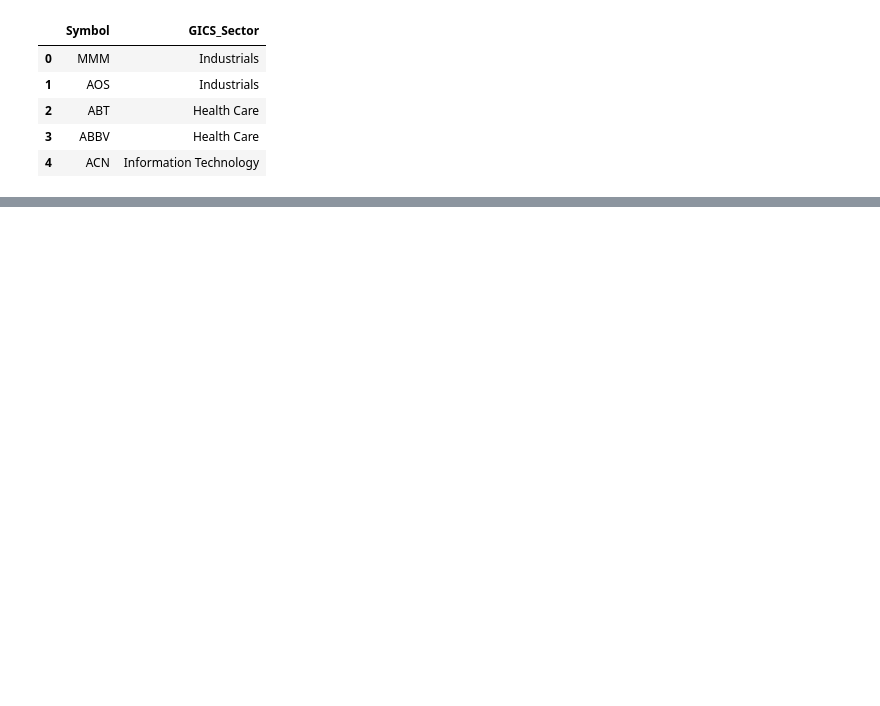
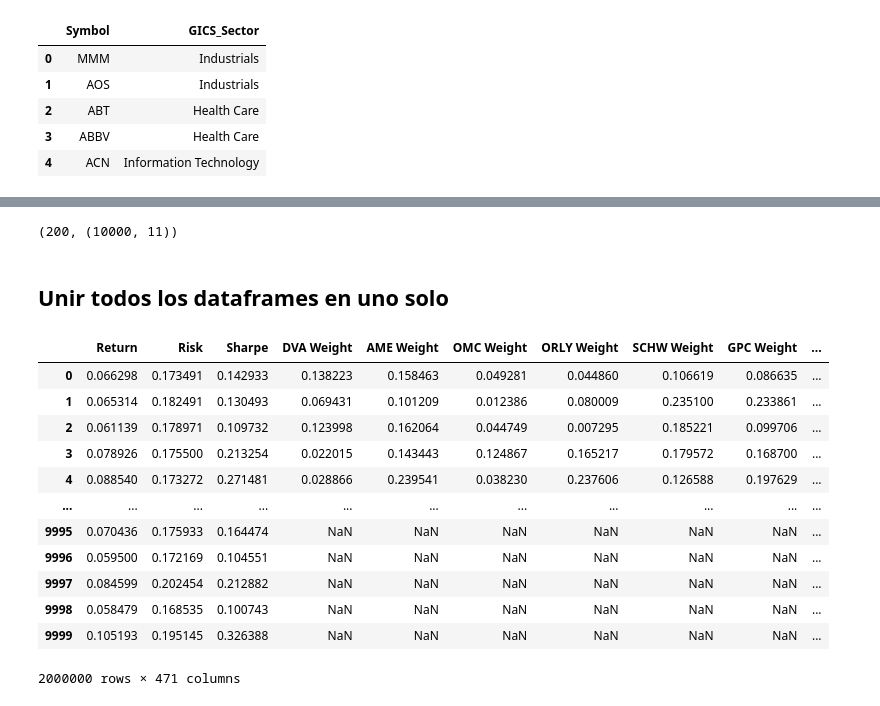
Before and after one commit to luisejdm/Simulacion_Procesos_Financieros, a Jupyter notebook: Actividades/Actividad05/Actividad05.ipynb, the cells around one changed output, grey strips where cells are left out. Cells and saved outputs as stored; diff of their text form; code cells hidden in the pictures; blank space fills up the shorter version.

```diff
--- a/Actividades/Actividad05/Actividad05.ipynb
+++ b/Actividades/Actividad05/Actividad05.ipynb
@@ -190,0 +119,40 @@ def simulate_portfolios(list_prices_ports, tickers_port, num_portafolios=100):
+# %%
+all_portfolios = []
+
+rf = 0.0415
+num_portafolios = 10000
+
+for i in range(len(tickers_port)):
+    returns = list_prices_ports[i].pct_change().dropna()
+    cov_matrix = returns.cov()
+
+    annual_returns = returns.mean()*252
+    annual_cov = cov_matrix * 252
+
+    weights_array = np.zeros((num_portafolios, n_acciones))
+    returns_array = np.zeros(num_portafolios)
+    risk_array =  np.zeros(num_portafolios)
+    sharpe_array = np.zeros(num_portafolios)
+
+    for j in range(num_portafolios):
+        weights = np.random.random(n_acciones)
+        weights = weights / np.sum(weights)
+
+        portfolio_return = np.dot(annual_returns, weights)
+        portfolio_risk = np.sqrt(np.dot(weights.T, np.dot(annual_cov, weights)))
+
+        weights_array[j, :] = weights
+        returns_array[j] = portfolio_return
+        risk_array[j] = portfolio_risk
+        sharpe_array[j] = (portfolio_return - rf) / portfolio_risk
+
+    portfolios = pd.DataFrame({
+        'Return':returns_array,
+        'Risk': risk_array,
+        'Sharpe':sharpe_array
+    })
+
+    for k, ticker in enumerate(tickers_port[i]):
+        portfolios[ticker + ' Weight'] = weights_array[:, k]
+
+    all_portfolios.append(portfolios)
@@ -190,0 +161,23 @@ def simulate_portfolios(list_prices_ports, tickers_port, num_portafolios=100):
+# %%
+len(all_portfolios), all_portfolios[0].shape
+# %% [output]
+(200, (10000, 11))
+# %% [markdown]
+## Unir todos los dataframes en uno solo
+# %%
+df_all = pd.concat(all_portfolios)
+df_all
+# %% [output]
+|  | Return | Risk | Sharpe | DVA Weight | AME Weight | OMC Weight | ORLY Weight | SCHW Weight | GPC Weight | ... |
+| 0 | 0.066298 | 0.173491 | 0.142933 | 0.138223 | 0.158463 | 0.049281 | 0.044860 | 0.106619 | 0.086635 | ... |
+| 1 | 0.065314 | 0.182491 | 0.130493 | 0.069431 | 0.101209 | 0.012386 | 0.080009 | 0.235100 | 0.233861 | ... |
+| 2 | 0.061139 | 0.178971 | 0.109732 | 0.123998 | 0.162064 | 0.044749 | 0.007295 | 0.185221 | 0.099706 | ... |
+| 3 | 0.078926 | 0.175500 | 0.213254 | 0.022015 | 0.143443 | 0.124867 | 0.165217 | 0.179572 | 0.168700 | ... |
+| 4 | 0.088540 | 0.173272 | 0.271481 | 0.028866 | 0.239541 | 0.038230 | 0.237606 | 0.126588 | 0.197629 | ... |
+| ... | ... | ... | ... | ... | ... | ... | ... | ... | ... | ... |
+| 9995 | 0.070436 | 0.175933 | 0.164474 | NaN | NaN | NaN | NaN | NaN | NaN | ... |
+| 9996 | 0.059500 | 0.172169 | 0.104551 | NaN | NaN | NaN | NaN | NaN | NaN | ... |
+| 9997 | 0.084599 | 0.202454 | 0.212882 | NaN | NaN | NaN | NaN | NaN | NaN | ... |
+| 9998 | 0.058479 | 0.168535 | 0.100743 | NaN | NaN | NaN | NaN | NaN | NaN | ... |
+| 9999 | 0.105193 | 0.195145 | 0.326388 | NaN | NaN | NaN | NaN | NaN | NaN | ... |
+2000000 rows × 471 columns
```
Also changed, not shown: parts of 34 cells of this notebook.
